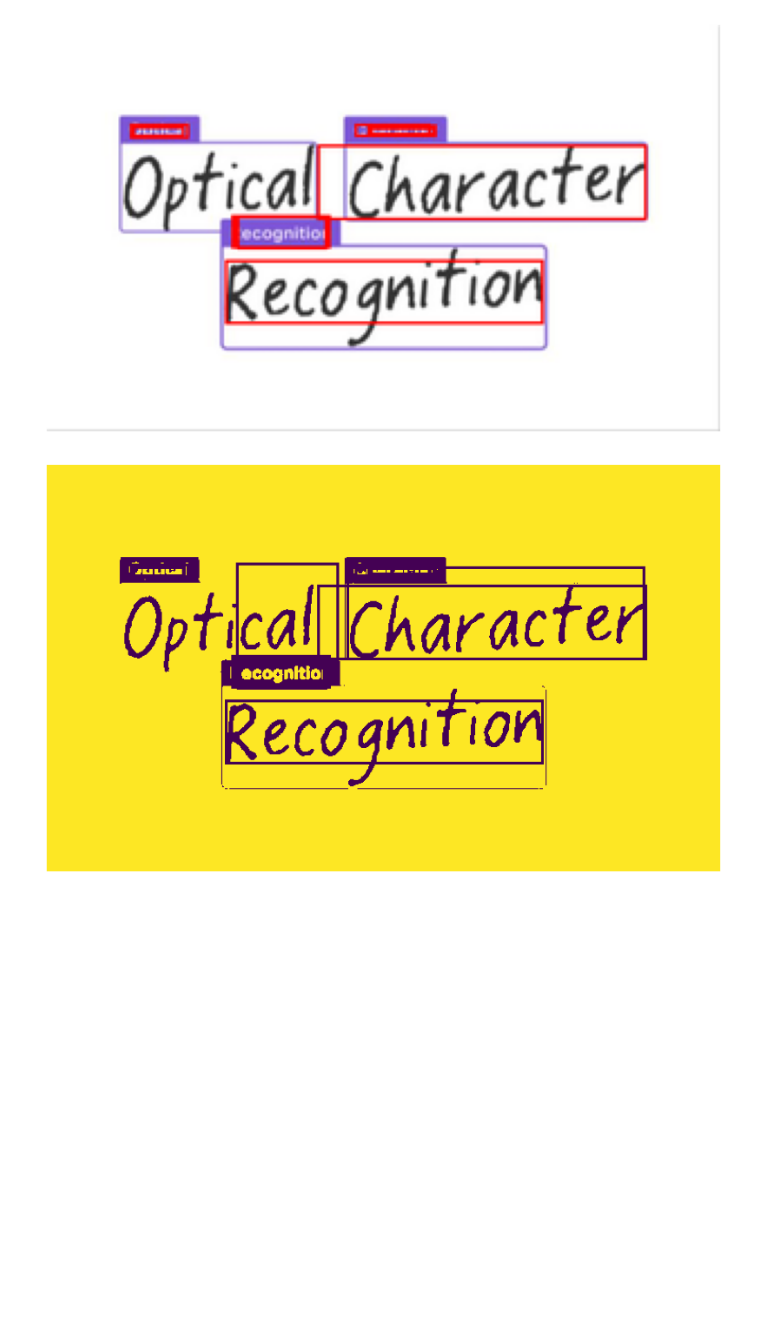
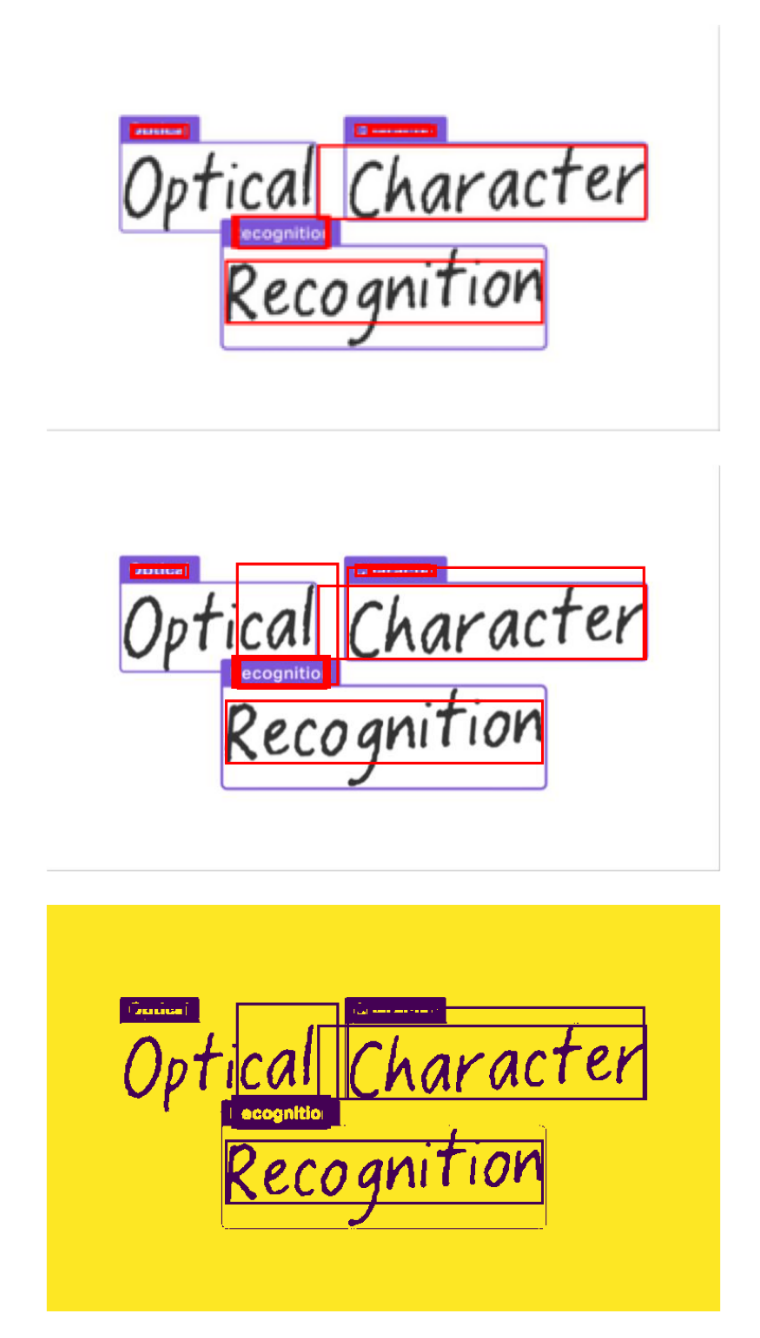
Before and after one commit to Manu-Ioan-Daniel/UBB, a Jupyter notebook: Facultate/Anul 2/Sem 2/AI/Laburi/Lab 3/pb_3.ipynb, the cells around one changed output. Saved outputs shown, nothing was run; the diff lists cells and outputs as text; code cells hidden in the pictures; blank space fills up the shorter version.

```diff
--- a/Facultate/Anul 2/Sem 2/AI/Laburi/Lab 3/pb_3.ipynb
+++ b/Facultate/Anul 2/Sem 2/AI/Laburi/Lab 3/pb_3.ipynb
@@ -5,6 +5,8 @@ from PIL import Image, ImageOps, ImageFilter, ImageDraw
 from matplotlib import pyplot as plt
 
 imagePrev = Image.open('images/ocr.png')
+pytesseract.tesseract_cmd = r"D:\Apps\Tesseract\tesseract.exe"
+
 
 def get_location_of_text_file(img):
 
@@ -58,10 +62,16 @@ image_with_box_surrounding_text(image_scaling(imagePrev))
 # %%
 def binarization(image):
     gray = ImageOps.grayscale(image)
     arr = np.array(gray)
-    binary_arr = np.where(arr > 127, 255, 0).astype(np.uint8)
-    return Image.fromarray(binary_arr)
+    for i in range(arr.shape[0]):
+        for j in range(arr.shape[1]):
+            arr[i, j] = 255 if arr[i, j] > 128 else 0
+    return Image.fromarray(arr)
 
+image_with_box_surrounding_text(imagePrev)
 image_with_box_surrounding_text(binarization(imagePrev))
+text = pytesseract.image_to_string(binarization(imagePrev))
+print(text)
 # %% [output]
-[figure, old version]
+[figure, new version]
+[figure, added]
```
Also changed, not shown: parts of 1 cell of this notebook, 1 other file.
